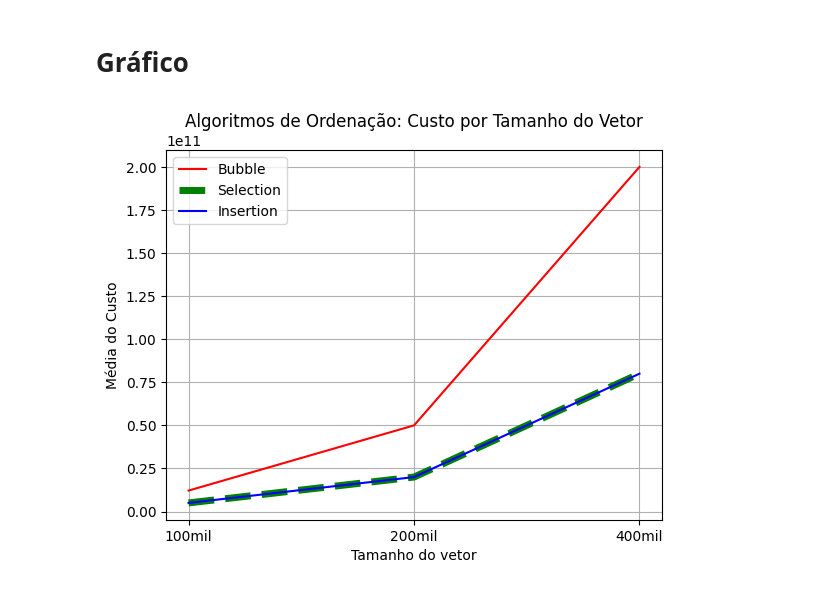
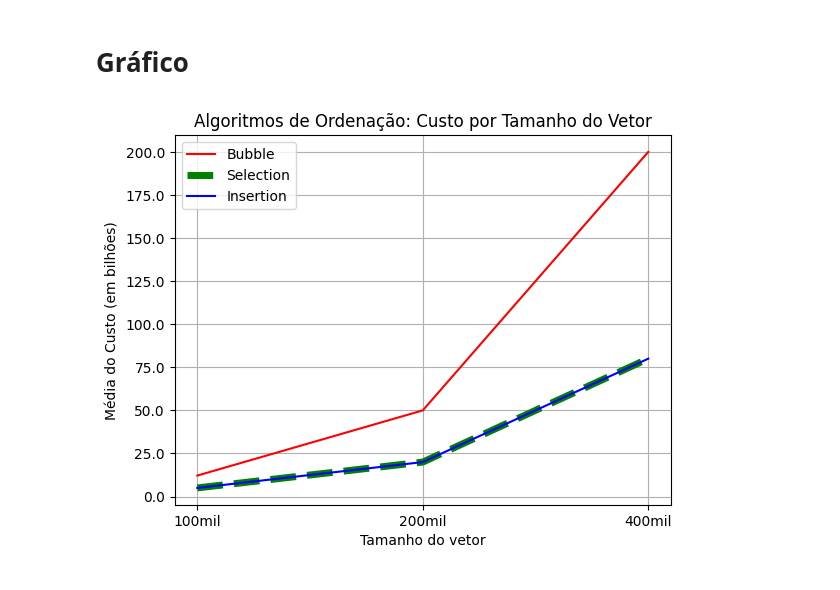
Before and after one commit to PI-Ciencia-da-computacao/comparacao-algoritmos, a Jupyter notebook: resultados/Gráficos.ipynb, the cells around one changed output. Cells and saved outputs as stored; diff of their text form; code cells hidden in the pictures.

Commit message:
aplicação da escala em bilhões no gráfico

```diff
--- a/resultados/Gráficos.ipynb
+++ b/resultados/Gráficos.ipynb
@@ -126,22 +126,26 @@ Média Busca Binária: 80026222191.23334
 # %%
 # Bubble Sort
 plt.plot(tamanhos, medias_custo_bubble, label="Bubble", color="r")
 # Selection Sort
 plt.plot(tamanhos, medias_custo_selection, label="Selection", color="g", linestyle="dashed", linewidth=5)
 # Insertion Sort
 plt.plot(tamanhos, medias_custo_insertion, label="Insertion", color="b")
 
 
 #plt.plot(tamanhos, medias_busca_linear, label="Busca Linear", color="purple", linestyle="dotted")
 #plt.plot(tamanhos, medias_busca_binaria, label="Busca Binária + Ordenação", color="orange", linestyle="dashed")
 
+# Formatar eixo Y para mostrar em bilhões (ex: 1.0B, 2.5B)
+plt.gca().yaxis.set_major_formatter(
+    ticker.FuncFormatter(lambda x, _: f'{x*1e-9:.1f}'))
+
 plt.title("Algoritmos de Ordenação: Custo por Tamanho do Vetor")
 plt.xlabel("Tamanho do vetor")
-plt.ylabel("Média do Custo")
+plt.ylabel("Média do Custo (em bilhões)")
 plt.legend() # exibir legenda
 plt.grid(True) # exibir grid
 
 
 plt.show()
 # %% [output]
-[figure, old version]
+[figure, new version]
```
Also changed, not shown: parts of 1 cell of this notebook.
